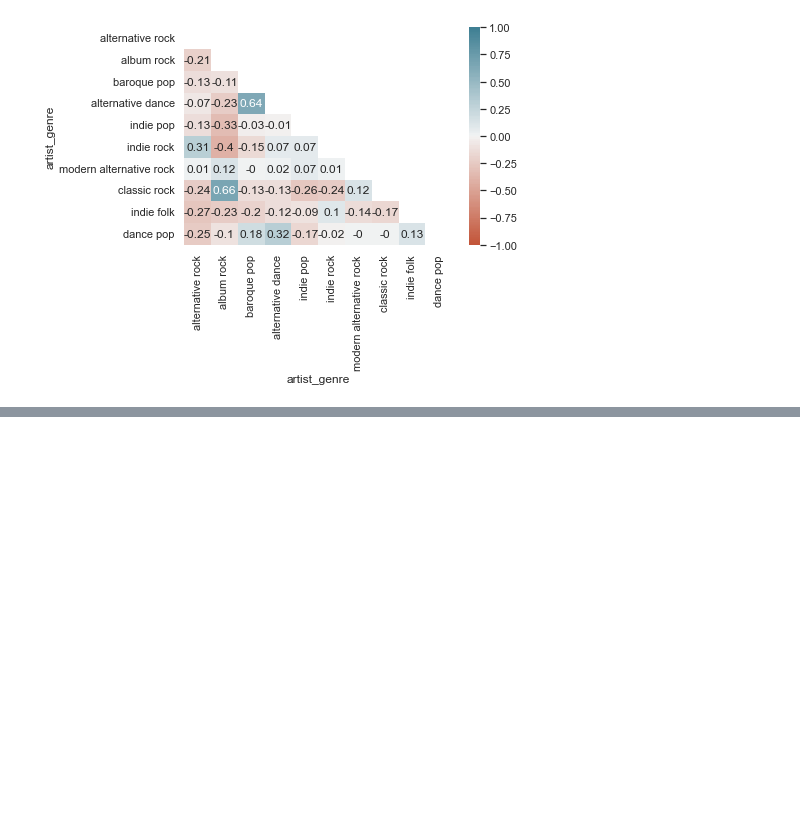
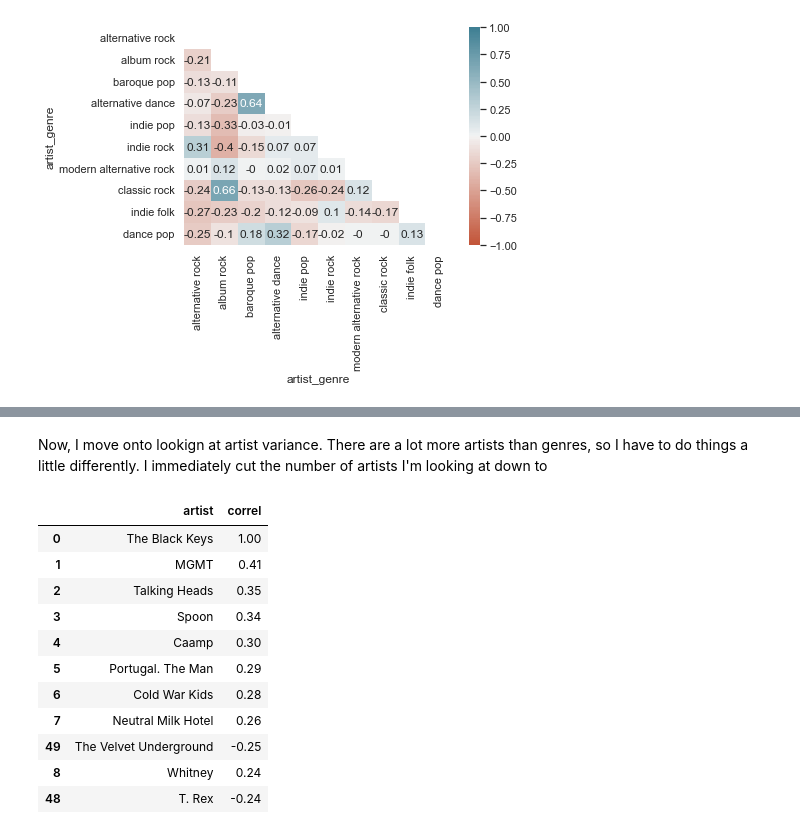
Before and after one commit to angeolson/personal-spotify-data, a Jupyter notebook: TS_EDA.ipynb, the cells around one changed output, grey strips where cells are left out. Cells and saved outputs as stored; diff of their text form; code cells hidden in the pictures; blank space fills up the shorter version.

```diff
--- a/TS_EDA.ipynb
+++ b/TS_EDA.ipynb
@@ -463,0 +525,2 @@ ax = sns.heatmap(
+# %% [markdown]
+Now, I move onto lookign at artist variance. There are a lot more artists than genres, so I have to do things a little differently. I immediately cut the number of artists I'm looking at down to
@@ -463,0 +615,15 @@ ax = sns.heatmap(
+# %%
+getTop10('The Black Keys', type='including')
+# %% [output]
+|  | artist | correl |
+| 0 | The Black Keys | 1.00 |
+| 1 | MGMT | 0.41 |
+| 2 | Talking Heads | 0.35 |
+| 3 | Spoon | 0.34 |
+| 4 | Caamp | 0.30 |
+| 5 | Portugal. The Man | 0.29 |
+| 6 | Cold War Kids | 0.28 |
+| 7 | Neutral Milk Hotel | 0.26 |
+| 49 | The Velvet Underground | -0.25 |
+| 8 | Whitney | 0.24 |
+| 48 | T. Rex | -0.24 |
```
Also changed, not shown: parts of 7 cells of this notebook, 4 other files.
